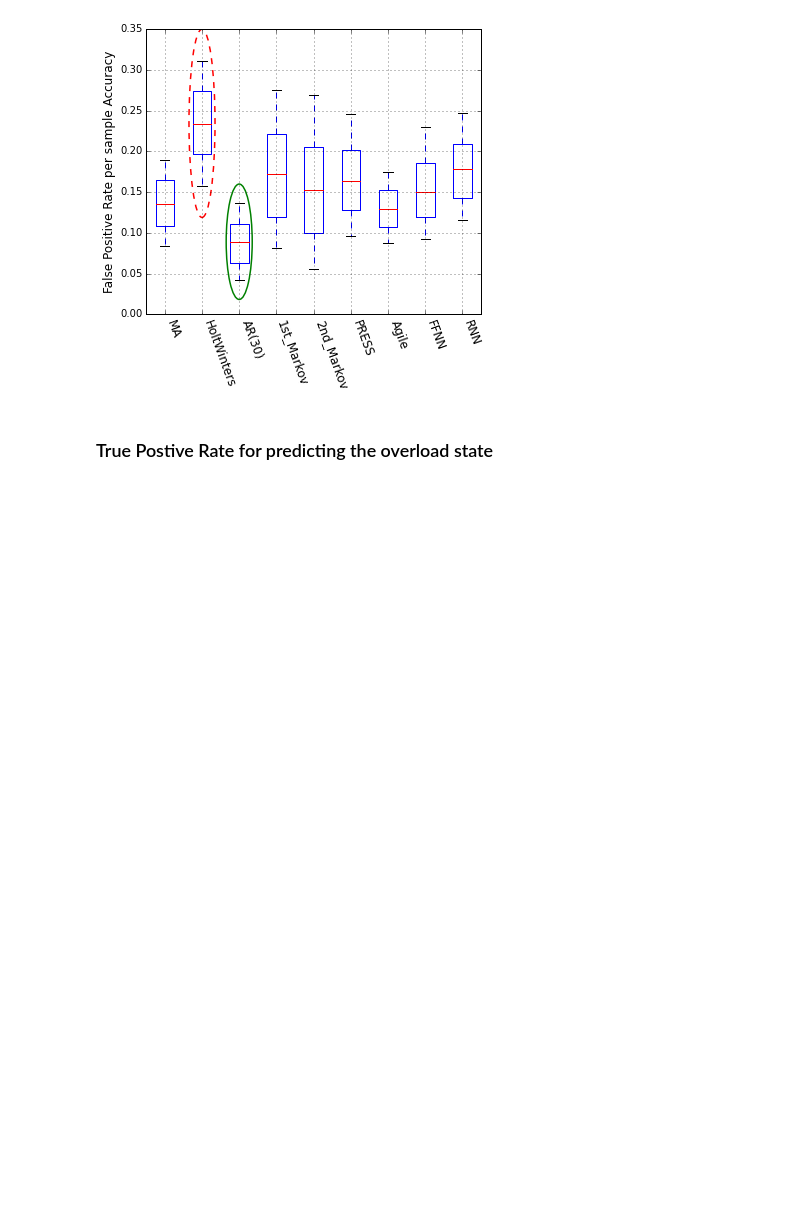
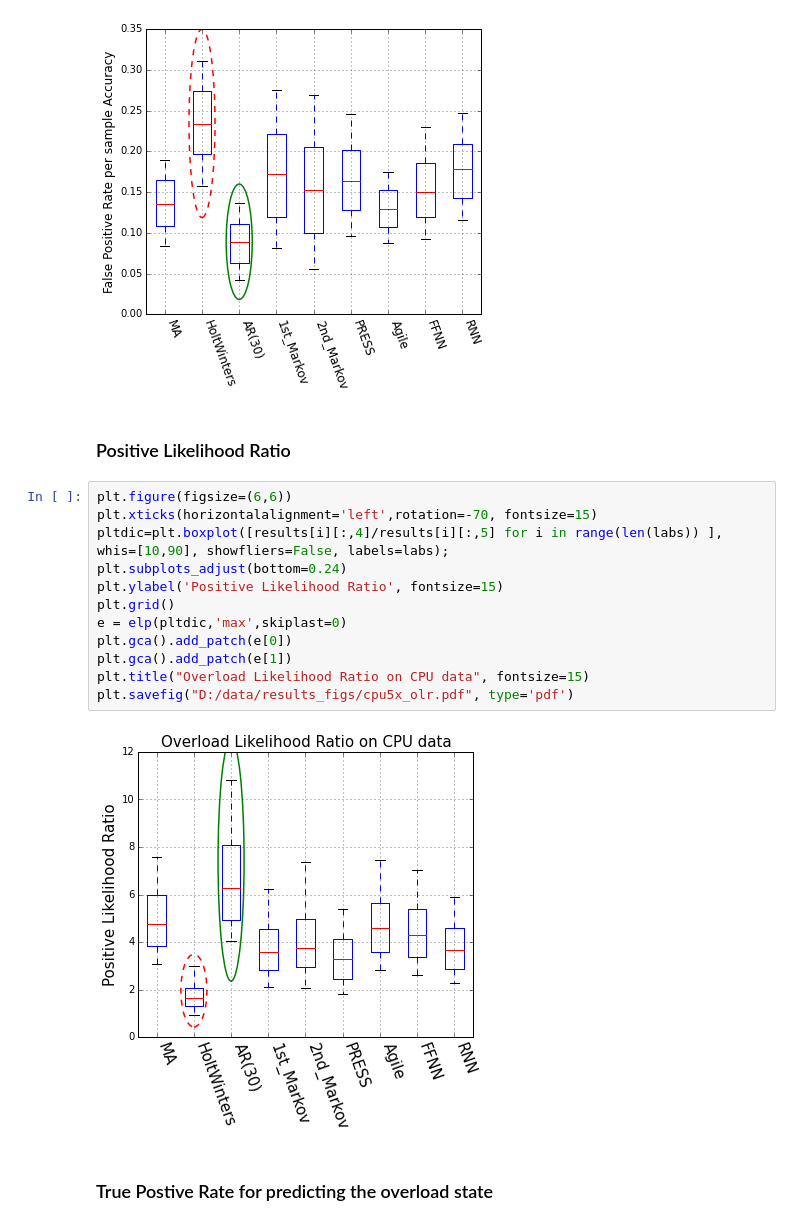
Before and after one commit to Manrich121/ForecastingCloud, a Jupyter notebook: DataPlot/src/model_evaluations_cpu.ipynb, the cells around one changed output. Drawn from its saved outputs; the diff is of its cells as text; blank space fills up the shorter version.

```diff
--- a/DataPlot/src/model_evaluations_cpu.ipynb
+++ b/DataPlot/src/model_evaluations_cpu.ipynb
@@ -187,6 +187,22 @@ plt.gca().add_patch(e[1])
 plt.savefig("D:/data/results_figs/cpu5x_fp.pdf", type='pdf')
 # %% [output]
 [figure]
+# %% [markdown]
+### Positive Likelihood Ratio
+# %%
+plt.figure(figsize=(6,6))
+plt.xticks(horizontalalignment='left',rotation=-70, fontsize=15)
+pltdic=plt.boxplot([results[i][:,4]/results[i][:,5] for i in range(len(labs)) ], whis=[10,90], showfliers=False, labels=labs);
+plt.subplots_adjust(bottom=0.24)
+plt.ylabel('Positive Likelihood Ratio', fontsize=15)
+plt.grid()
+e = elp(pltdic,'max',skiplast=0)
+plt.gca().add_patch(e[0])
+plt.gca().add_patch(e[1])
+plt.title("Overload Likelihood Ratio on CPU data", fontsize=15)
+plt.savefig("D:/data/results_figs/cpu5x_olr.pdf", type='pdf')
+# %% [output]
+[figure, added]
 # %% [markdown]
 ### True Postive Rate for predicting the overload state
 # %% [markdown]
```
Also changed, not shown: parts of 3 cells of this notebook, 1 other file.
